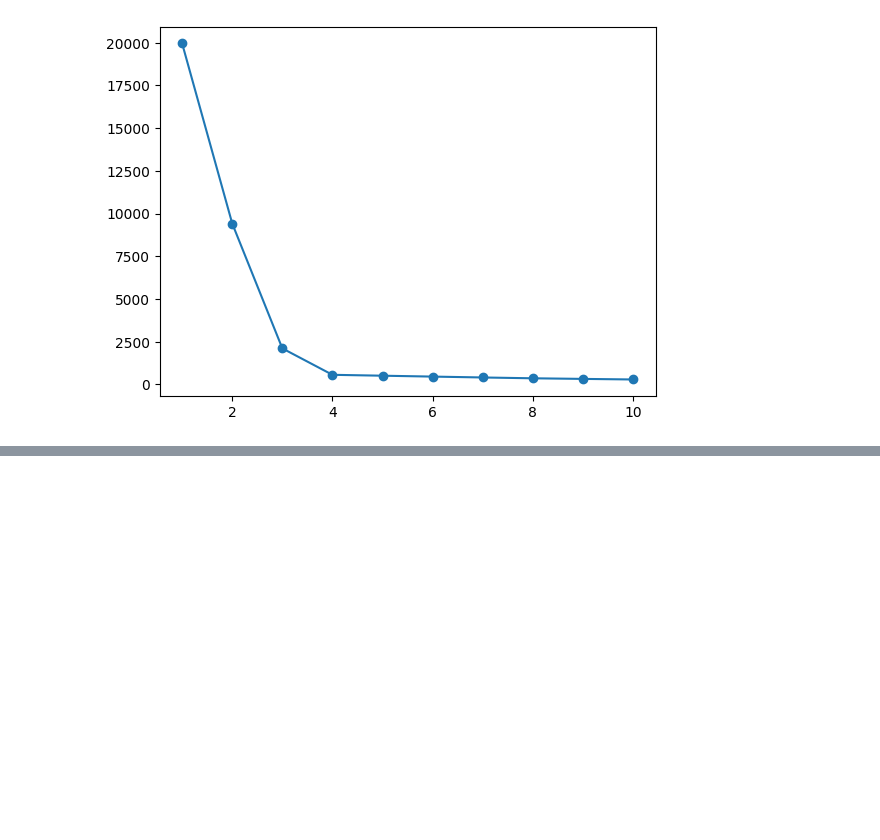
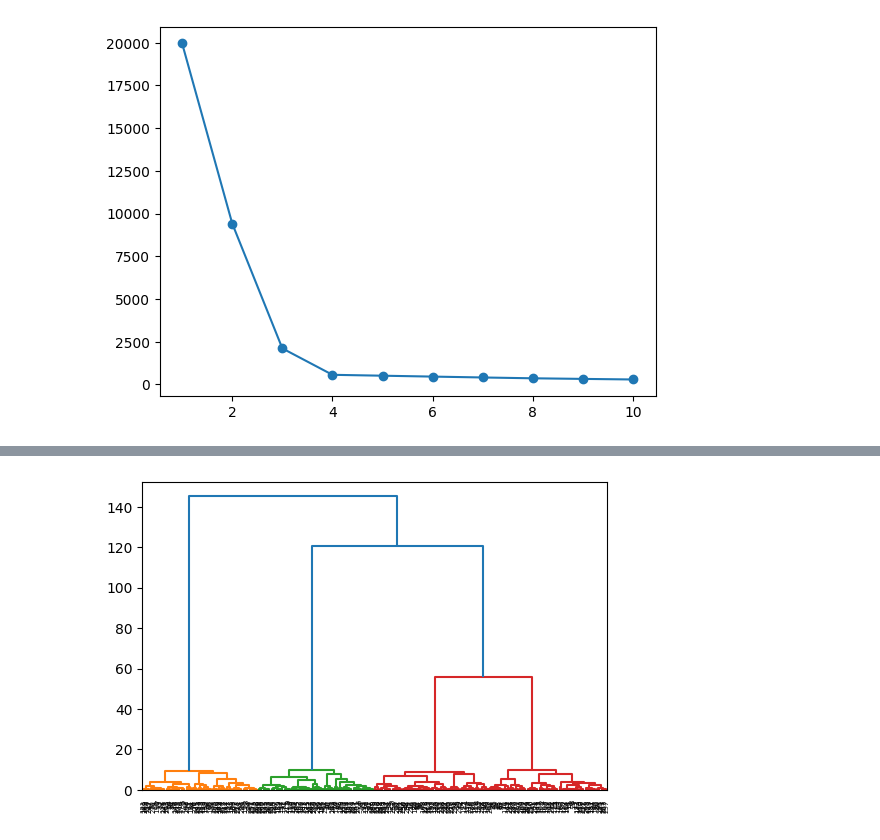
Before and after one commit to youssefhusain/work_in_iti, a Jupyter notebook: ml _ unseupervice/lab 1 keamen.ipynb, the cells around one changed output, grey strips where cells are left out. Saved outputs shown, nothing was run; the diff lists cells and outputs as text; code cells hidden in the pictures; blank space fills up the shorter version.

```diff
--- a/ml _ unseupervice/lab 1 keamen.ipynb
+++ b/ml _ unseupervice/lab 1 keamen.ipynb
@@ -39,0 +50,7 @@ array([3, 3, 0, 1, 3, 1, 2, 1, 0, 2, 0, 2, 0, 0, 3, 0, 3, 2, 0, 0, 2, 0,
+# %%
+plt.figure(figsize=(6, 4))
+Z = linkage(X, method='ward')
+dendrogram(Z)
+plt.show()
+# %% [output]
+[figure, added]
```
Also changed, not shown: parts of 7 cells of this notebook, 14 other files.
